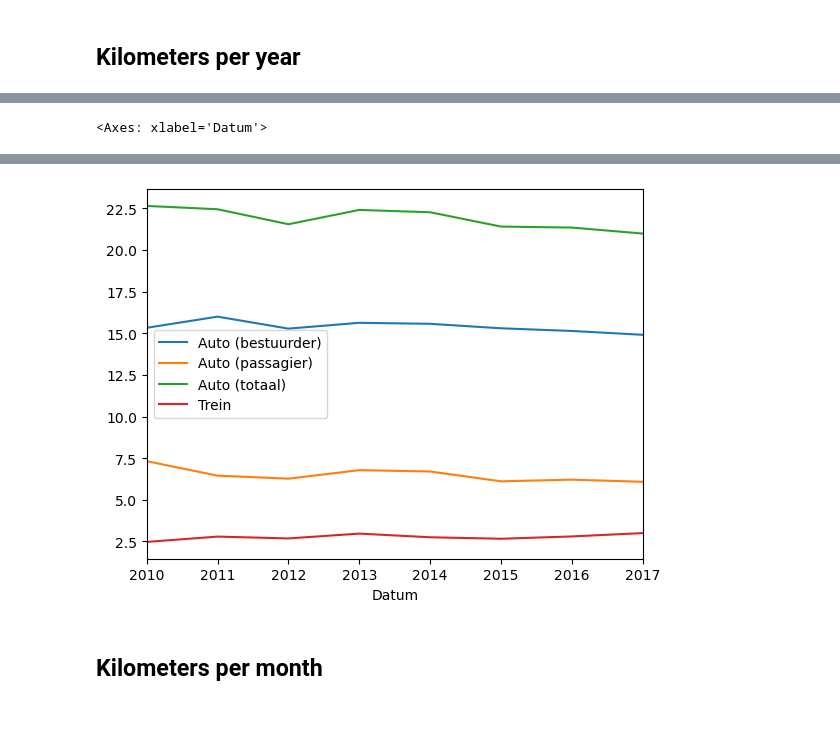
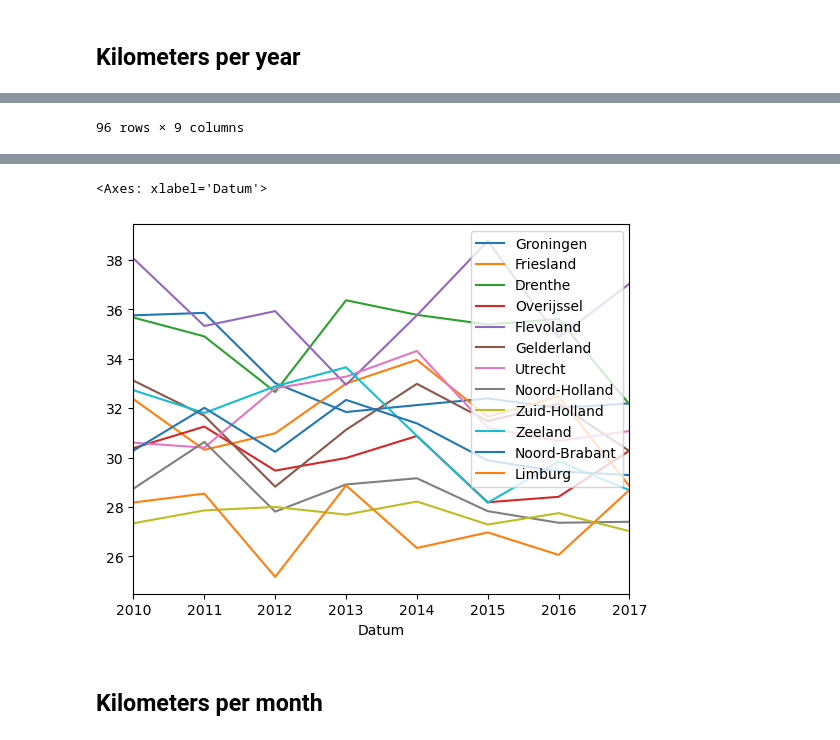
Before and after one commit to lisette-924/TIL6022-group11, a Jupyter notebook: Personenmobiliteit met NAMEN (car and train) copy.ipynb, the cells around one changed output, grey strips where cells are left out. Cells and saved outputs as stored; diff of their text form; code cells hidden in the pictures.

Commit message:
saved and copy files

```diff
--- a/Personenmobiliteit met NAMEN (car and train) copy.ipynb
+++ b/Personenmobiliteit met NAMEN (car and train) copy.ipynb
@@ -23,14 +25,14 @@ display(data)
 | 126719 | 20100 | Overige vervoerwijze | Vertrektijdstip: avond 18 tot 24 uur | Niet stedelijk | 2017 | NaN | NaN | ... |
 126720 rows × 11 columns
 # %%
-data = data[['Populatie', 'Vervoerwijzen', 'KenmerkenVerplaatsing', 'RegioS', 'Perioden', 'Afstand_2']]
+data = data[['Populatie', 'Vervoerwijzen', 'KenmerkenVerplaatsing', 'RegioS', 'Perioden', 'Verplaatsingen_1', 'Afstand_2']]
 population_total = data[data['Populatie'].isin([10000])] # filter data on total population (uitsluiten van alleen populatie 12 jaar of ouder)
-car_and_train = population_total[population_total['Vervoerwijzen'].isin(['Auto (passagier)', 'Auto (bestuurder)', 'Trein'])] # filter data on cars
+car_and_train = population_total[population_total['Vervoerwijzen'].isin(['Auto (passagier)', 'Auto (bestuurder)', 'Trein', 'Totaal'])] # filter data on cars
 # %% [markdown]
 ## Kilometers per year
 # %%
 car_and_train_total = car_and_train[car_and_train['KenmerkenVerplaatsing'].isin(['Totaal'])]
-total_Nederland = car_and_train_total[car_and_train_total['RegioS'] == 'Nederland']
+total_Nederland = car_and_train_total[car_and_train_total['RegioS'].isin(['Groningen (PV)', 'Friesland (PV)', 'Drenthe (PV)', 'Overijssel (PV)', 'Flevoland (PV)', 'Gelderland (PV)', 'Utrecht (PV)', 'Noord-Holland (PV)', 'Zuid-Holland (PV)', 'Zeeland (PV)', 'Noord-Brabant (PV)', 'Limburg (PV)'])]
 # %%
 total_Nederland.loc[:, 'Dag'] = 1
 total_Nederland.loc[:, 'Maand'] = 1
@@ -42,17 +44,60 @@ total_Nederland['Datum'] = (
 )
 total_Nederland['Datum'] = pd.to_datetime(total_Nederland['Datum'])
 total_Nederland.set_index('Datum', inplace=True)
+total_Nederland = total_Nederland[total_Nederland['Vervoerwijzen'].isin(['Totaal'])]
+display(total_Nederland)
 
-auto_bestuurder_NL = total_Nederland[total_Nederland['Vervoerwijzen'] == 'Auto (bestuurder)']
-auto_passagier_NL = total_Nederland[total_Nederland['Vervoerwijzen'] == 'Auto (passagier)']
-trein_NL = total_Nederland[total_Nederland['Vervoerwijzen'] == 'Trein']
+groningen = total_Nederland[total_Nederland['RegioS'] == 'Groningen (PV)']
+friesland = total_Nederland[total_Nederland['RegioS'] == 'Friesland (PV)']
+drenthe = total_Nederland[total_Nederland['RegioS'] == 'Drenthe (PV)']
+overijssel = total_Nederland[total_Nederland['RegioS'] == 'Overijssel (PV)']
+flevoland = total_Nederland[total_Nederland['RegioS'] == 'Flevoland (PV)']
+gelderland = total_Nederland[total_Nederland['RegioS'] == 'Gelderland (PV)']
+utrecht = total_Nederland[total_Nederland['RegioS'] == 'Utrecht (PV)']
+noord_holland= total_Nederland[total_Nederland['RegioS'] == 'Noord-Holland (PV)']
+zuid_holland = total_Nederland[total_Nederland['RegioS'] == 'Zuid-Holland (PV)']
+zeeland = total_Nederland[total_Nederland['RegioS'] == 'Zeeland (PV)']
+noord_brabant = total_Nederland[total_Nederland['RegioS'] == 'Noord-Brabant (PV)']
+limburg = total_Nederland[total_Nederland['RegioS'] == 'Limburg (PV)']
 
-nederland_per_year = auto_bestuurder_NL[['Afstand_2']].copy()
-nederland_per_year.rename(columns={'Afstand_2': 'Auto (bestuurder)'}, inplace=True)
-nederland_per_year['Auto (passagier)'] = auto_passagier_NL[['Afstand_2']]
-nederland_per_year['Auto (totaal)'] = nederland_per_year['Auto (bestuurder)'] + nederland_per_year['Auto (passagier)']
-nederland_per_year['Trein'] = trein_NL[['Afstand_2']]
 
-display(nederland_per_year)
-nederland_per_year.plot()
+totaal_per_provincie = groningen[['Afstand_2']].copy()
+totaal_per_provincie.rename(columns={'Afstand_2': 'Groningen'}, inplace=True)
+totaal_per_provincie['Friesland'] = friesland[['Afstand_2']]
+totaal_per_provincie['Drenthe'] = drenthe[['Afstand_2']]
+totaal_per_provincie['Overijssel'] = overijssel[['Afstand_2']]
+totaal_per_provincie['Flevoland'] = flevoland[['Afstand_2']]
+totaal_per_provincie['Gelderland'] = gelderland[['Afstand_2']]
+totaal_per_provincie['Utrecht'] = utrecht[['Afstand_2']]
+totaal_per_provincie['Noord-Holland'] = noord_holland[['Afstand_2']]
+totaal_per_provincie['Zuid-Holland'] = zuid_holland[['Afstand_2']]
+totaal_per_provincie['Zeeland'] = zeeland[['Afstand_2']]
+totaal_per_provincie['Noord-Brabant'] = noord_brabant[['Afstand_2']]
+totaal_per_provincie['Limburg'] = limburg[['Afstand_2']]
+
+display(totaal_per_provincie)
+totaal_per_provincie.plot()
+
+
+# auto_bestuurder_NL = total_Nederland[total_Nederland['Vervoerwijzen'] == 'Auto (bestuurder)']
+# auto_passagier_NL = total_Nederland[total_Nederland['Vervoerwijzen'] == 'Auto (passagier)']
+# trein_NL = total_Nederland[total_Nederland['Vervoerwijzen'] == 'Trein']
+
+# nederland_per_year = auto_bestuurder_NL[['Afstand_2']].copy()
+# nederland_per_year.rename(columns={'Afstand_2': 'Auto (bestuurder)'}, inplace=True)
+# nederland_per_year['Auto (passagier)'] = auto_passagier_NL[['Afstand_2']]
+# nederland_per_year['Auto (totaal)'] = nederland_per_year['Auto (bestuurder)'] + nederland_per_year['Auto (passagier)']
+# nederland_per_year['Trein'] = trein_NL[['Afstand_2']]
+
+# # nederland_per_year = auto_bestuurder_NL[['Verplaatsingen_1']].copy()
+# # nederland_per_year.rename(columns={'Verplaatsingen_1': 'Auto (bestuurder)'}, inplace=True)
+# # nederland_per_year['Auto (passagier)'] = auto_passagier_NL[['Verplaatsingen_1']]
+# # nederland_per_year['Auto (totaal)'] = nederland_per_year['Auto (bestuurder)'] + nederland_per_year['Auto (passagier)']
+# # nederland_per_year['Trein'] = trein_NL[['Verplaatsingen_1']]
+
+# display(nederland_per_year)
+# nederland_per_year.plot()
+# plt.legend(loc='upper left', bbox_to_anchor=(1, 1))
+# plt.title('Car and train kilometers per year')
+# plt.ylabel('Average kilometers per day per year [km/day]')
 # %% [output]
@@ -89 +127 @@ See the caveats in the documentation: https://pandas.pydata.org/pandas-docs/stab
-<Axes: xlabel='Datum'>
+96 rows × 9 columns
@@ -90,4 +138,5 @@ See the caveats in the documentation: https://pandas.pydata.org/pandas-docs/stab
+<Axes: xlabel='Datum'>
-[figure, old version]
+[figure, new version]
 # %% [markdown]
 ## Kilometers per month
 # %%
```
Also changed, not shown: parts of 14 cells of this notebook, 1 other file.
